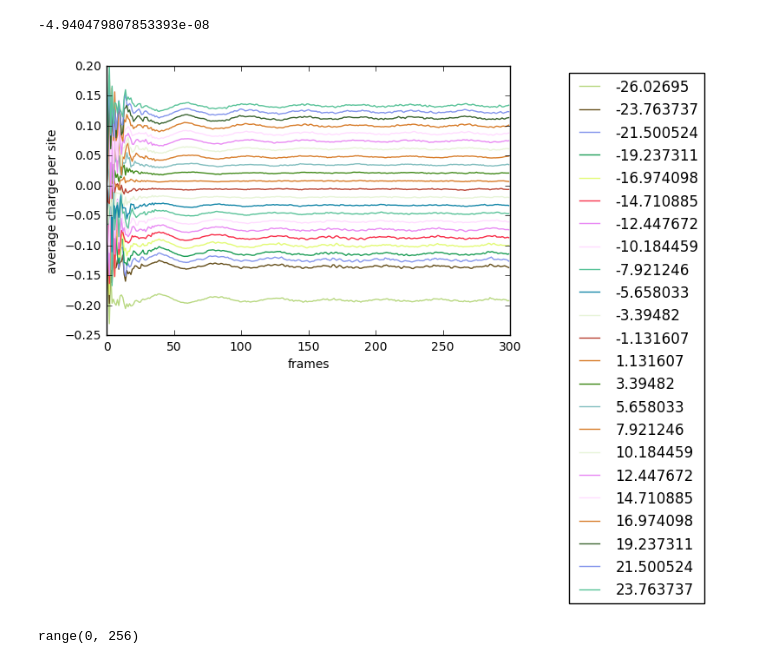
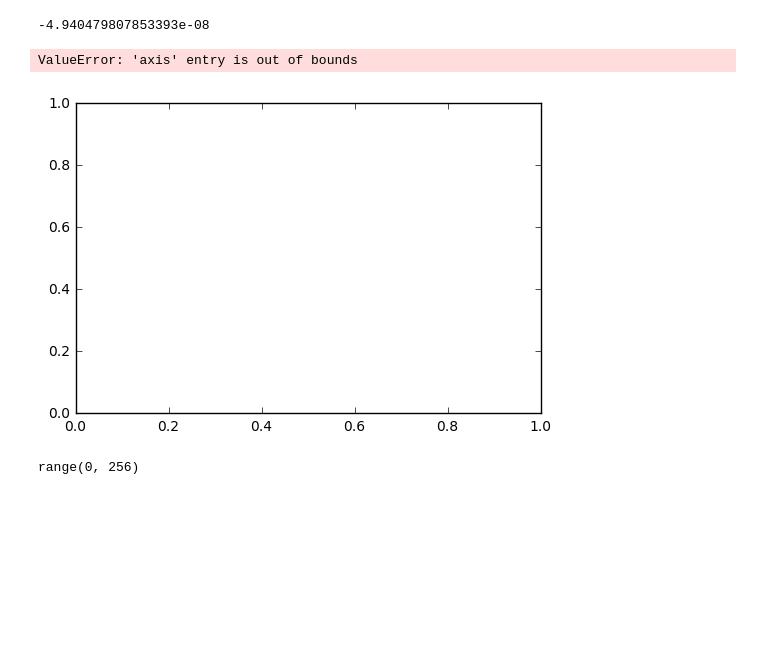
Before and after one commit to 123daimanu/DR_EAM, a Jupyter notebook: DataExtractDump.ipynb, the cells around one changed output. Drawn from its saved outputs; the diff is of its cells as text; code cells hidden in the pictures; blank space fills up the shorter version.

```diff
--- a/DataExtractDump.ipynb
+++ b/DataExtractDump.ipynb
@@ -18,9 +18,9 @@ from scipy import constants
 #==================================================================================================================
 #path="/home/hbhattar/afs/Hemanta/metals/ImageCharge/Pt100ImageCharge/Simulation/ImageSlab.dump"; #the path of the file
 #path="/home/hbhattar/afs/Hemanta/metals/ImageCharge/Pt100ImageCharge/Simulation/ImageSlabNFQ.dump";
-path="/home/hbhattar/afs/Hemanta/metals/DifferentSlabSameEField/24Layers.dump";
-frames=300                  ;              #total frames in dump file
-atomNumber=768;         #total atoms in lattice
+path="/home/hbhattar/afs/Hemanta/metals/DifferentSlabSameEField/";
+frames=100                  ;              #total frames in dump file
+atomNumber=864;         #total atoms in lattice
 
 
 #====================================================================================================================
@@ -194,27 +194,28 @@ num.mean(fz[:,4800]+crystal)
 # %%
 import random
 
 def generate_color():
     color = '#{:02x}{:02x}{:02x}'.format(*map(lambda x: random.randint(0, 255), range(3)))
     return color
 g=num.array([generate_color() for var in range(1000)])
 colors=g[num.random.randint(len(a),size=len(a))]
 
 fig = plt.figure(1)
 ax = fig.add_subplot(111)
 
 for counter in range(len(a)-1):
-    lab.plot(num.sum(c[:,layer[counter][0]],axis=1)/len(layer[counter][0]),colors[counter],label=a[counter])
+    lab.plot(num.sum(c[99,layer[counter][0]],axis=1)/len(layer[counter][0]),colors[counter],label=a[counter])
 
 
 handles, labels = ax.get_legend_handles_labels()
 lab.xlabel("frames")
 lab.ylabel("average charge per site")
 lgd=lab.legend(bbox_to_anchor=(1.5,1),loc="upper right")
 #lab.savefig(folderPath+"chargeLayersDaw_Ksmall.eps",bbox_extra_artists=(lgd,), bbox_inches='tight')
 lab.show()
 # %% [output]
+ValueError: 'axis' entry is out of bounds
-[figure, old version]
+[figure, new version]
 # %%
 range(256)
 # %% [output]
```
Also changed, not shown: parts of 8 cells of this notebook, 2 other files.
